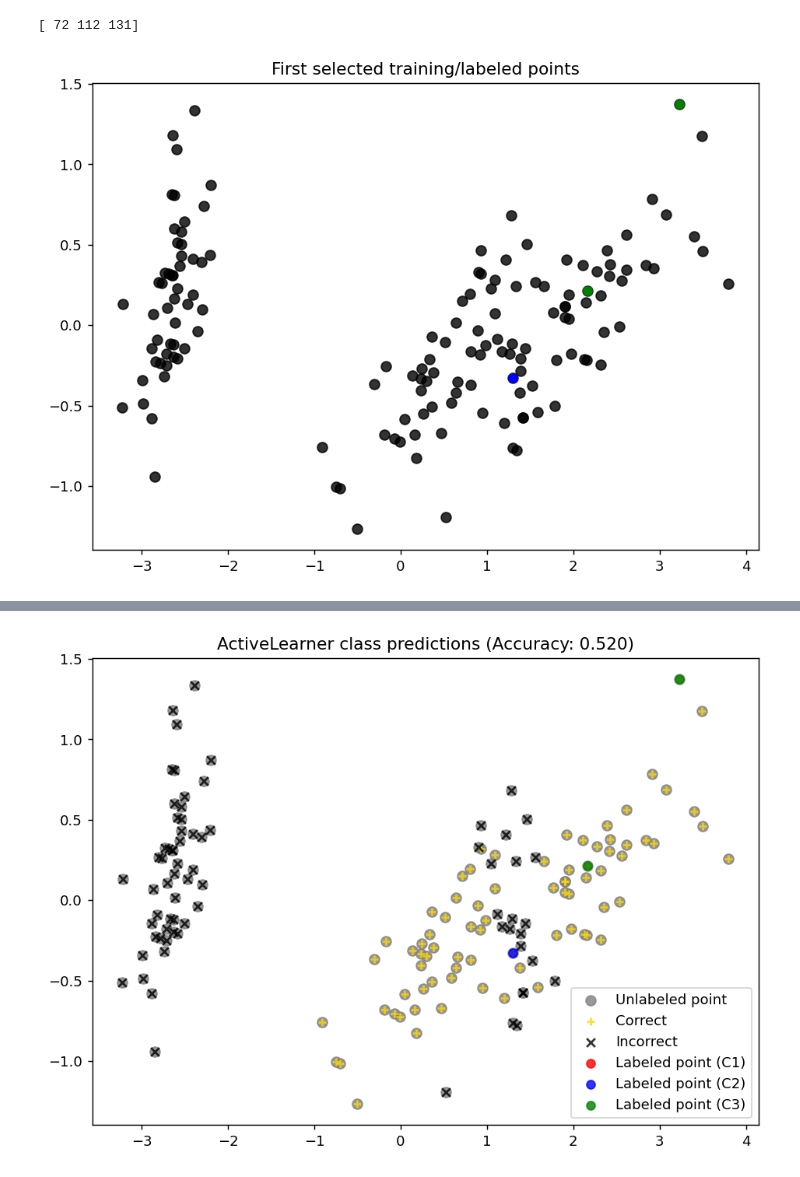
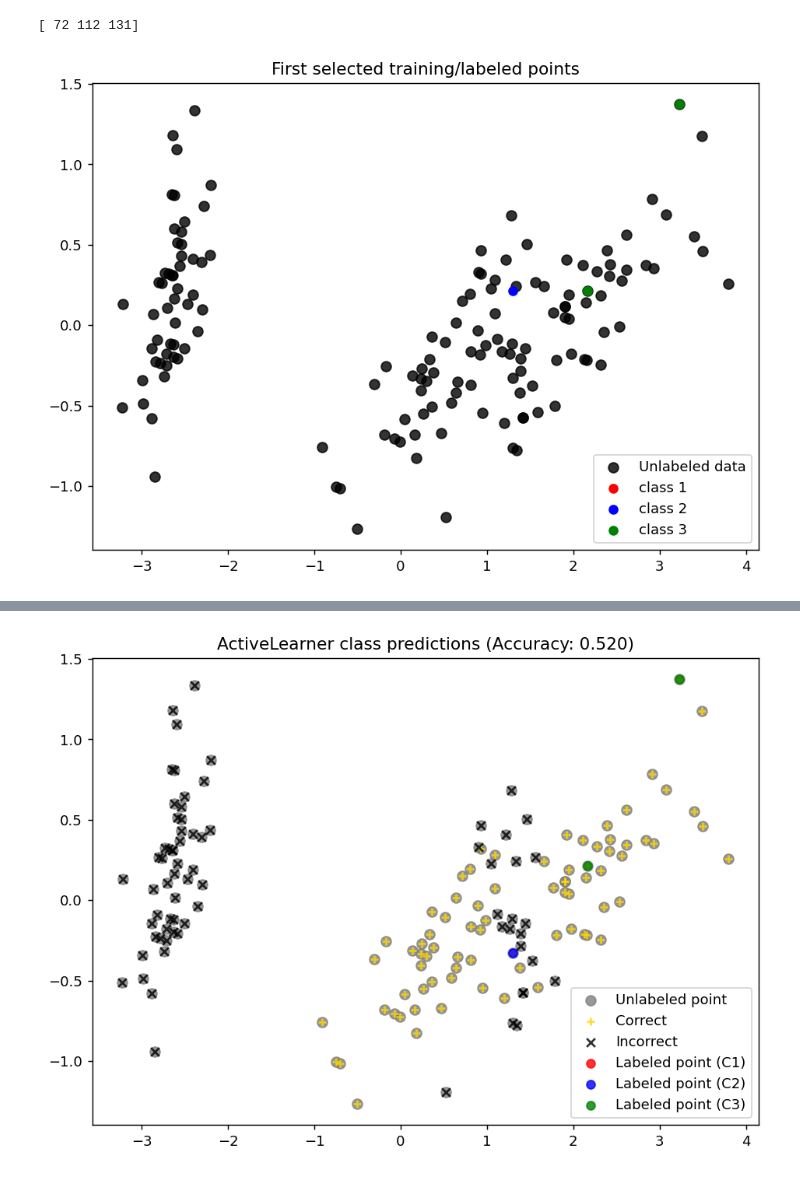
Before and after one commit to Eng-Alaa/AL_SurveyPaper, a Jupyter notebook: AL_IrisData_SurveyPaper.ipynb, the cells around one changed output, grey strips where cells are left out. Drawn from its saved outputs; the diff is of its cells as text; code cells hidden in the pictures.

```diff
--- a/AL_IrisData_SurveyPaper.ipynb
+++ b/AL_IrisData_SurveyPaper.ipynb
@@ -71,21 +72,22 @@ y_pool = np.delete(y_raw, training_indices, axis=0)
 [ 72 112 131]
 # %%
 plt.figure(figsize=(8.5, 6), dpi=130)
-plt.scatter(x_component, y_component, color='black',s=50, alpha=8/10, label='Class 1')
+plt.scatter(x_component, y_component, color='black',s=50, alpha=8/10, label='Unlabeled data')
 #plt.scatter(x=x_component[training_indices], y=y_component[training_indices], color='yellow', cmap='viridis', marker='o')
 for i in range(3):
-    if y_train[i]==0:
-        plt.scatter(x=x_component[training_indices[i]], y=y_component[training_indices[i]], color='red', cmap='viridis', marker='o')
-    elif y_train[i]==1:
-        plt.scatter(x=x_component[training_indices[i]], y=y_component[training_indices[i]], color='blue', cmap='viridis', marker='o')
+    if i==0:
+        plt.scatter(x=x_component[training_indices[y_train==i]], y=y_component[training_indices[y_train==i]], color='red', cmap='viridis', marker='o', label='class 1')
+    elif i==1:
+        plt.scatter(x=x_component[training_indices[y_train==i]], y=y_component[training_indices[i]], color='blue', cmap='viridis', marker='o', label='class 2')
     else:
-        plt.scatter(x=x_component[training_indices[i]], y=y_component[training_indices[i]], color='green', cmap='viridis', marker='o')
+        plt.scatter(x=x_component[training_indices[y_train==i]], y=y_component[training_indices[y_train==i]], color='green', cmap='viridis', marker='o', label='class 3')
 plt.title('First selected training/labeled points')
+plt.legend()
 plt.savefig('FirstSelectedData.svg')
 plt.savefig('FirstSelectedData.pdf')
 plt.show()
 # %% [output]
-[figure, old version]
+[figure, new version]
 # %%
 # use a learning model (Random Forest) to select one uncertain point
 clf = RandomForestClassifier(max_depth = 4, min_samples_split=2, n_estimators = 200, random_state = 1)
```
Also changed, not shown: parts of 3 cells of this notebook.
